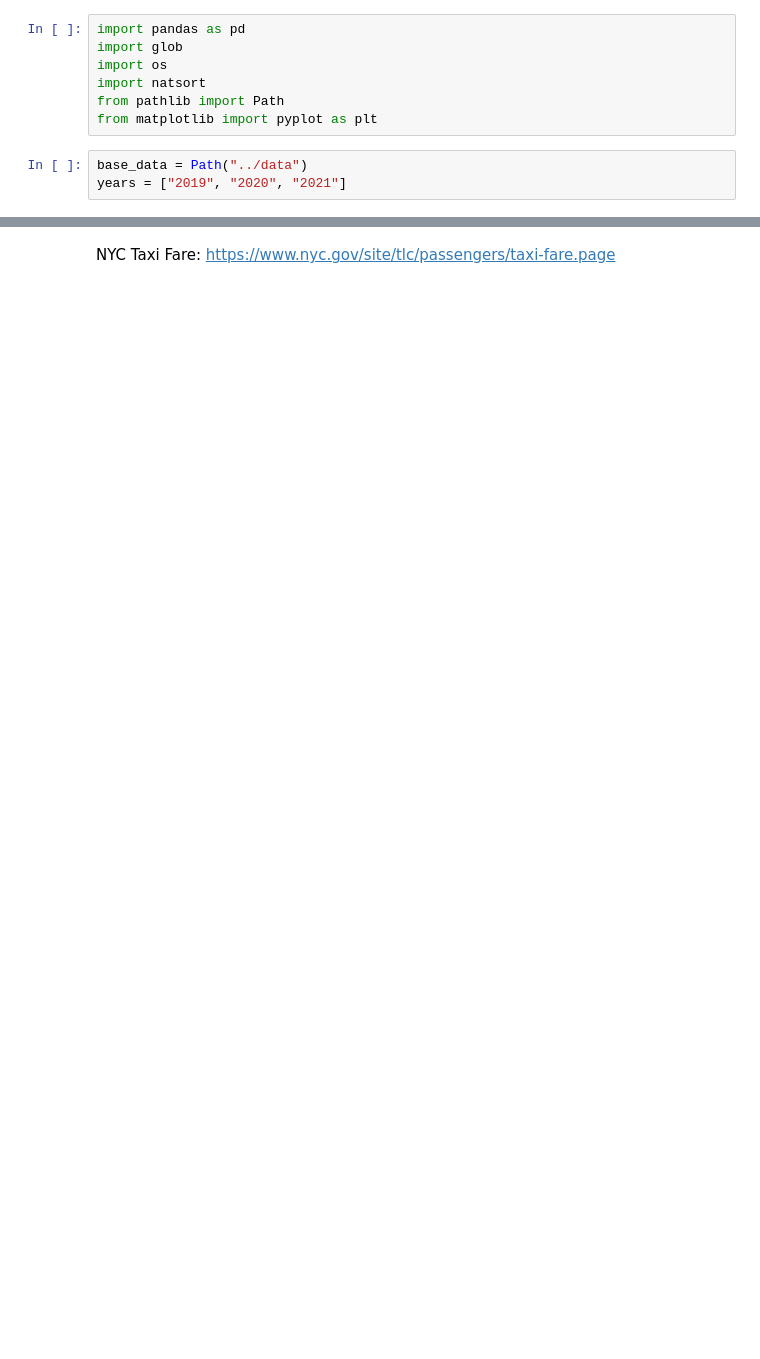
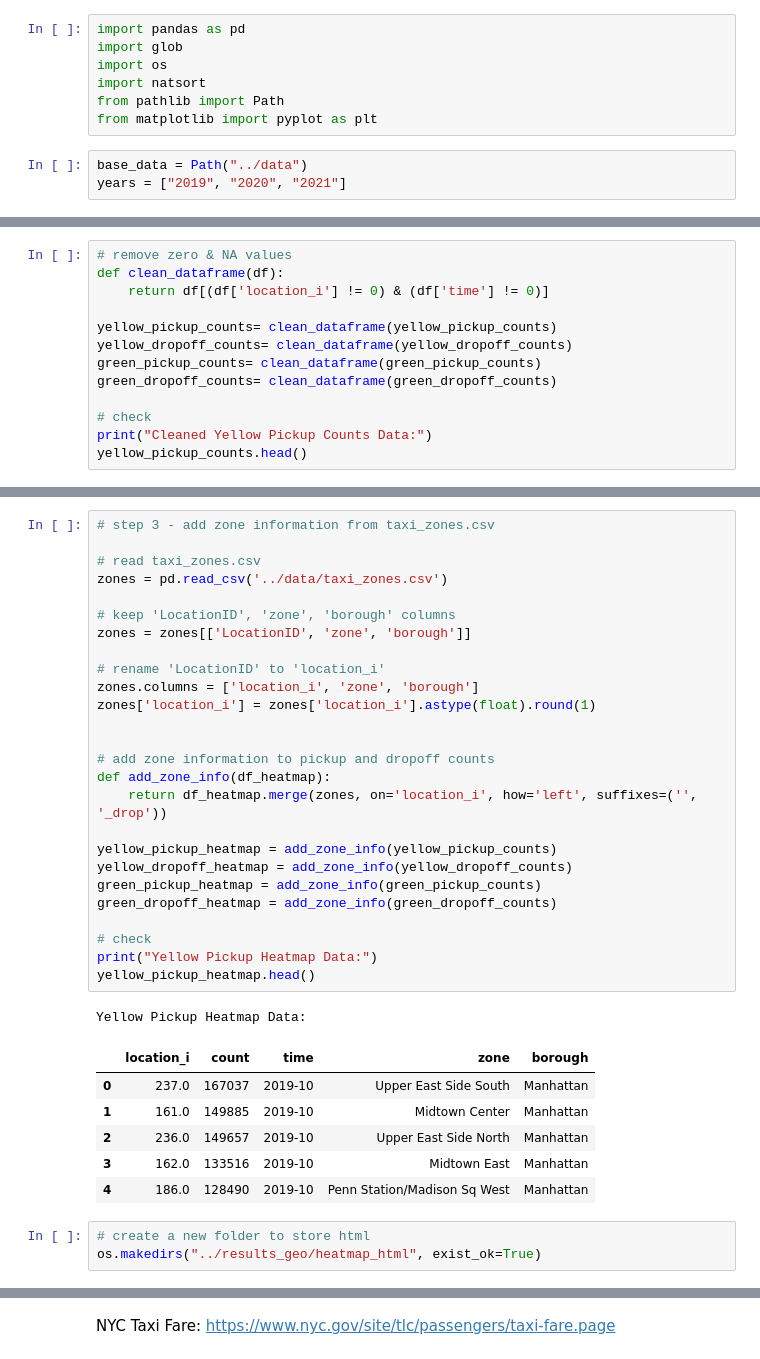
Before and after one commit to kyla2001/Analyzing-Taxi-Trip-Patterns-in-NYC-2019-2021, a Jupyter notebook: code/question.ipynb, the cells around one changed output, grey strips where cells are left out. Drawn from its saved outputs; the diff is of its cells as text; blank space fills up the shorter version.

```diff
--- a/code/question.ipynb
+++ b/code/question.ipynb
@@ -94,0 +174,13 @@ import pandas as pd
+# %%
+# remove zero & NA values
+def clean_dataframe(df):
+    return df[(df['location_i'] != 0) & (df['time'] != 0)]
+
+yellow_pickup_counts= clean_dataframe(yellow_pickup_counts)
+yellow_dropoff_counts= clean_dataframe(yellow_dropoff_counts)
+green_pickup_counts= clean_dataframe(green_pickup_counts)
+green_dropoff_counts= clean_dataframe(green_dropoff_counts)
+
+# check
+print("Cleaned Yellow Pickup Counts Data:")
+yellow_pickup_counts.head()
@@ -94,0 +195,37 @@ import pandas as pd
+# %%
+# step 3 - add zone information from taxi_zones.csv
+
+# read taxi_zones.csv
+zones = pd.read_csv('../data/taxi_zones.csv')
+
+# keep 'LocationID', 'zone', 'borough' columns
+zones = zones[['LocationID', 'zone', 'borough']]
+
+# rename 'LocationID' to 'location_i'
+zones.columns = ['location_i', 'zone', 'borough']
+zones['location_i'] = zones['location_i'].astype(float).round(1)
+
+
+# add zone information to pickup and dropoff counts
+def add_zone_info(df_heatmap):
+    return df_heatmap.merge(zones, on='location_i', how='left', suffixes=('', '_drop'))
+
+yellow_pickup_heatmap = add_zone_info(yellow_pickup_counts)
+yellow_dropoff_heatmap = add_zone_info(yellow_dropoff_counts)
+green_pickup_heatmap = add_zone_info(green_pickup_counts)
+green_dropoff_heatmap = add_zone_info(green_dropoff_counts)
+
+# check
+print("Yellow Pickup Heatmap Data:")
+yellow_pickup_heatmap.head()
+# %% [output]
+Yellow Pickup Heatmap Data:
+|  | location_i | count | time | zone | borough |
+| 0 | 237.0 | 167037 | 2019-10 | Upper East Side South | Manhattan |
+| 1 | 161.0 | 149885 | 2019-10 | Midtown Center | Manhattan |
+| 2 | 236.0 | 149657 | 2019-10 | Upper East Side North | Manhattan |
+| 3 | 162.0 | 133516 | 2019-10 | Midtown East | Manhattan |
+| 4 | 186.0 | 128490 | 2019-10 | Penn Station/Madison Sq West | Manhattan |
+# %%
+# create a new folder to store html
+os.makedirs("../results_geo/heatmap_html", exist_ok=True)
```
Also changed, not shown: parts of 20 cells of this notebook.
